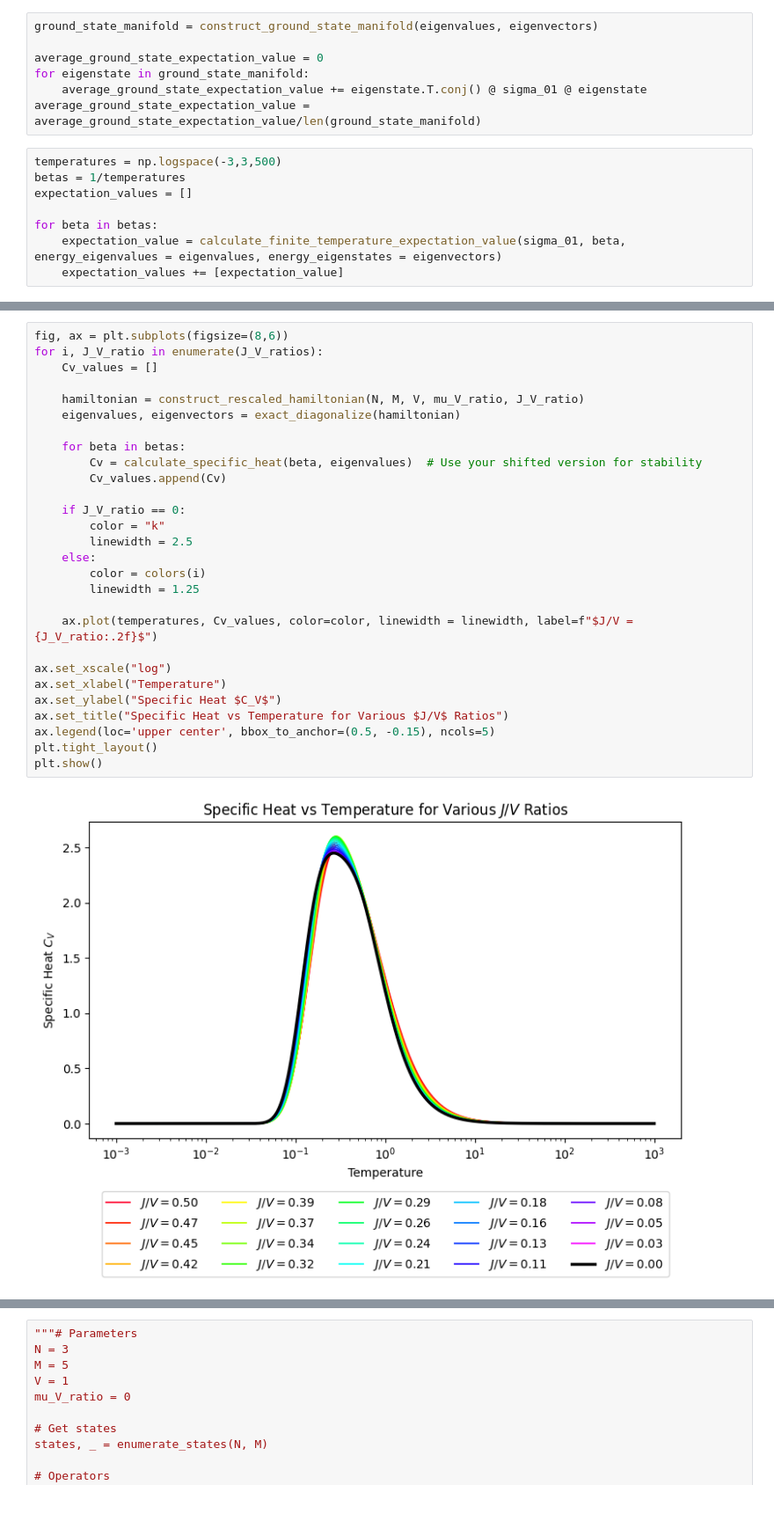
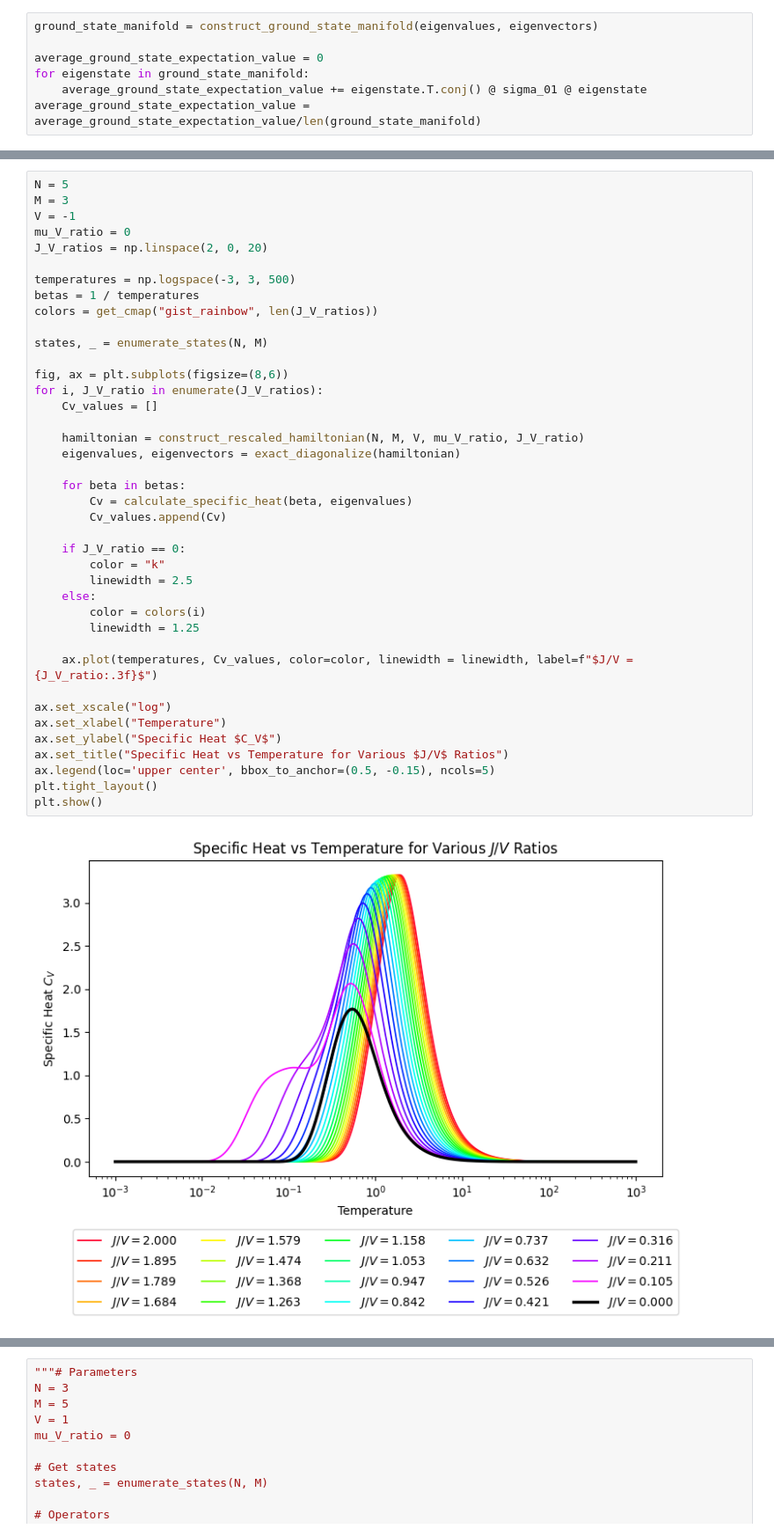
Before and after one commit to jwdesroches/synthetic_dimensions, a Jupyter notebook: finite_temperature/finite_temperature.ipynb, the cells around one changed output, grey strips where cells are left out. Shown at 88% size. Cells and saved outputs as stored; diff of their text form; blank space fills up the shorter version.

Commit message:
trying to fix paraparticle operators and investigating specific heat stuff

```diff
--- a/finite_temperature/finite_temperature.ipynb
+++ b/finite_temperature/finite_temperature.ipynb
@@ -39,11 +44,3 @@ average_ground_state_expectation_value = 0
 for eigenstate in ground_state_manifold:
     average_ground_state_expectation_value += eigenstate.T.conj() @ sigma_01 @ eigenstate
 average_ground_state_expectation_value = average_ground_state_expectation_value/len(ground_state_manifold)
-# %%
-temperatures = np.logspace(-3,3,500)
-betas = 1/temperatures
-expectation_values = []
-
-for beta in betas:
-    expectation_value = calculate_finite_temperature_expectation_value(sigma_01, beta, energy_eigenvalues = eigenvalues, energy_eigenstates = eigenvectors)
-    expectation_values += [expectation_value]
@@ -77,33 +101,45 @@ states, _ = enumerate_states(N, M)
 # %%
+N = 5
+M = 3
+V = -1
+mu_V_ratio = 0
+J_V_ratios = np.linspace(2, 0, 20)
+
+temperatures = np.logspace(-3, 3, 500)
+betas = 1 / temperatures
+colors = get_cmap("gist_rainbow", len(J_V_ratios))
+
+states, _ = enumerate_states(N, M)
+
 fig, ax = plt.subplots(figsize=(8,6))
 for i, J_V_ratio in enumerate(J_V_ratios):
     Cv_values = []
 
     hamiltonian = construct_rescaled_hamiltonian(N, M, V, mu_V_ratio, J_V_ratio)
     eigenvalues, eigenvectors = exact_diagonalize(hamiltonian)
 
     for beta in betas:
-        Cv = calculate_specific_heat(beta, eigenvalues)  # Use your shifted version for stability
+        Cv = calculate_specific_heat(beta, eigenvalues)
         Cv_values.append(Cv)
 
     if J_V_ratio == 0:
         color = "k"
         linewidth = 2.5
     else:
         color = colors(i)
         linewidth = 1.25
 
-    ax.plot(temperatures, Cv_values, color=color, linewidth = linewidth, label=f"$J/V = {J_V_ratio:.2f}$")
+    ax.plot(temperatures, Cv_values, color=color, linewidth = linewidth, label=f"$J/V = {J_V_ratio:.3f}$")
 
 ax.set_xscale("log")
 ax.set_xlabel("Temperature")
 ax.set_ylabel("Specific Heat $C_V$")
 ax.set_title("Specific Heat vs Temperature for Various $J/V$ Ratios")
 ax.legend(loc='upper center', bbox_to_anchor=(0.5, -0.15), ncols=5)
 plt.tight_layout()
 plt.show()
 # %% [output]
-[figure, old version]
+[figure, new version]
 # %%
 fig, ax = plt.subplots(figsize=(8, 6))
 for i, J_V_ratio in enumerate(J_V_ratios):
```
Also changed, not shown: parts of 16 cells of this notebook, 2 other files.
